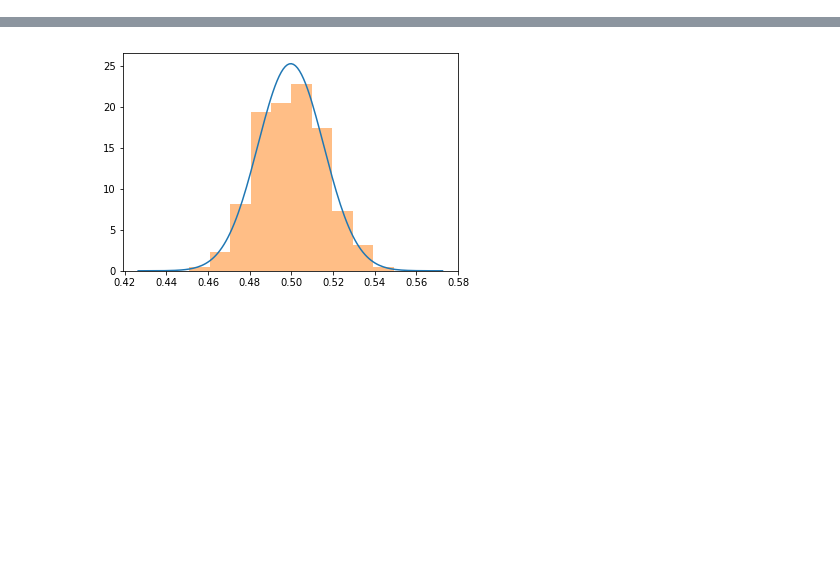
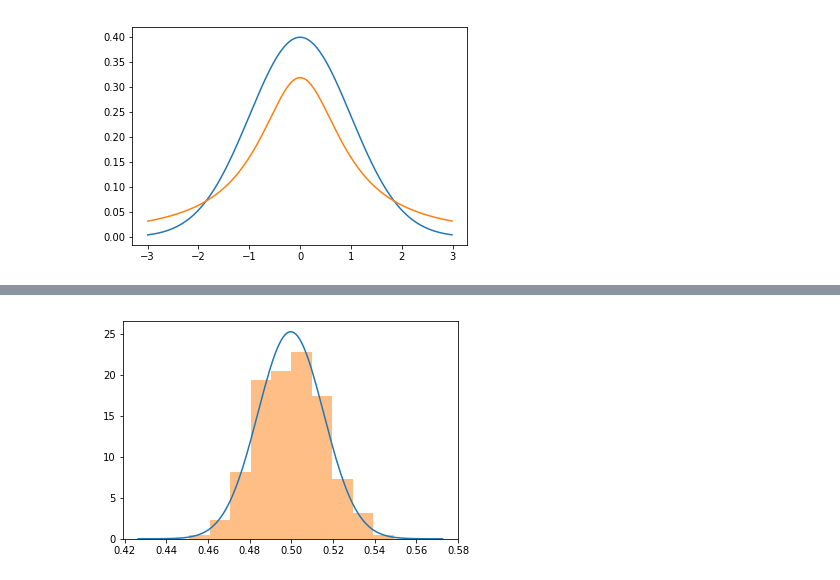
Before and after one commit to mtrencseni/playground, a Jupyter notebook: Beyond the Central Limit Theorem.ipynb, the cells around one changed output, grey strips where cells are left out. Drawn from its saved outputs; the diff is of its cells as text; code cells hidden in the pictures; blank space fills up the shorter version.

```diff
--- a/Beyond the Central Limit Theorem.ipynb
+++ b/Beyond the Central Limit Theorem.ipynb
@@ -4,6 +4,13 @@ from scipy.stats import norm, uniform, expon, cauchy, bernoulli, sem
 from scipy.stats.mstats import winsorize
 from scipy import mean, std
 import matplotlib.pyplot as plt
+# %%
+z = np.arange(-3, 3, 0.01)
+plt.plot(z, norm.pdf(z))
+plt.plot(z, cauchy.pdf(z))
+plt.show()
+# %% [output]
+[figure, added]
 # %%
 def population_plot(population, sample_size=1000, winsor=False):
     sample = population.rvs(size=sample_size)
```
Also changed, not shown: parts of 1 cell of this notebook.
